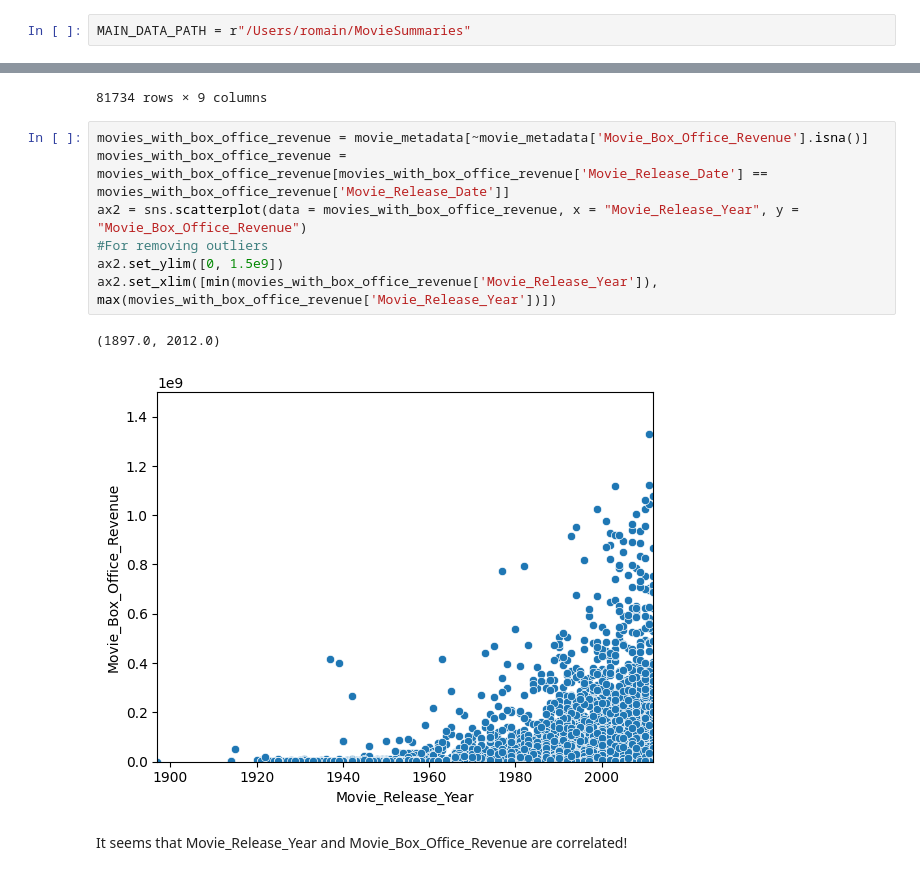
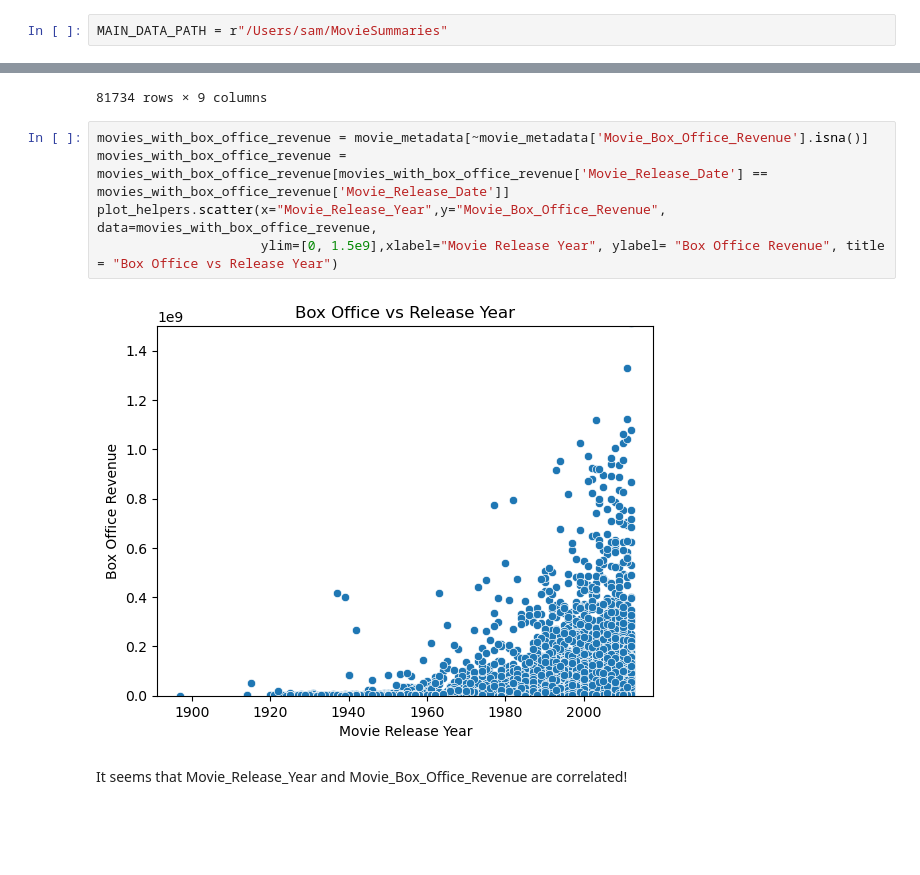
Before and after one commit to epfl-ada/ada-2023-project-charisma, a Jupyter notebook: Data_Processing_Movies_Metadata.ipynb, the cells around one changed output, grey strips where cells are left out. Drawn from its saved outputs; the diff is of its cells as text; blank space fills up the shorter version.

Commit message:
Helper function and correlation

```diff
--- a/Data_Processing_Movies_Metadata.ipynb
+++ b/Data_Processing_Movies_Metadata.ipynb
@@ -14,5 +12,5 @@ Intel MKL WARNING: Support of Intel(R) Streaming SIMD Extensions 4.2 (Intel(R) S
 # %%
-MAIN_DATA_PATH = r"/Users/romain/MovieSummaries"
+MAIN_DATA_PATH = r"/Users/sam/MovieSummaries"
 # %%
 #List of column names/labels to be used while reading the files into the dataframes since the files do not contain any column labels
 
@@ -392,13 +336,10 @@ display(movie_metadata)
 # %%
 movies_with_box_office_revenue = movie_metadata[~movie_metadata['Movie_Box_Office_Revenue'].isna()]
 movies_with_box_office_revenue = movies_with_box_office_revenue[movies_with_box_office_revenue['Movie_Release_Date'] == movies_with_box_office_revenue['Movie_Release_Date']]
-ax2 = sns.scatterplot(data = movies_with_box_office_revenue, x = "Movie_Release_Year", y = "Movie_Box_Office_Revenue")
-#For removing outliers
-ax2.set_ylim([0, 1.5e9])
-ax2.set_xlim([min(movies_with_box_office_revenue['Movie_Release_Year']), max(movies_with_box_office_revenue['Movie_Release_Year'])])
+plot_helpers.scatter(x="Movie_Release_Year",y="Movie_Box_Office_Revenue", data=movies_with_box_office_revenue,
+                     ylim=[0, 1.5e9],xlabel="Movie Release Year", ylabel= "Box Office Revenue", title = "Box Office vs Release Year")
 # %% [output]
-(1897.0, 2012.0)
-[figure, old version]
+[figure, new version]
 # %% [markdown]
 It seems that Movie_Release_Year and Movie_Box_Office_Revenue are correlated!
 # %%
```
Also changed, not shown: parts of 14 cells of this notebook, 1 other file.
